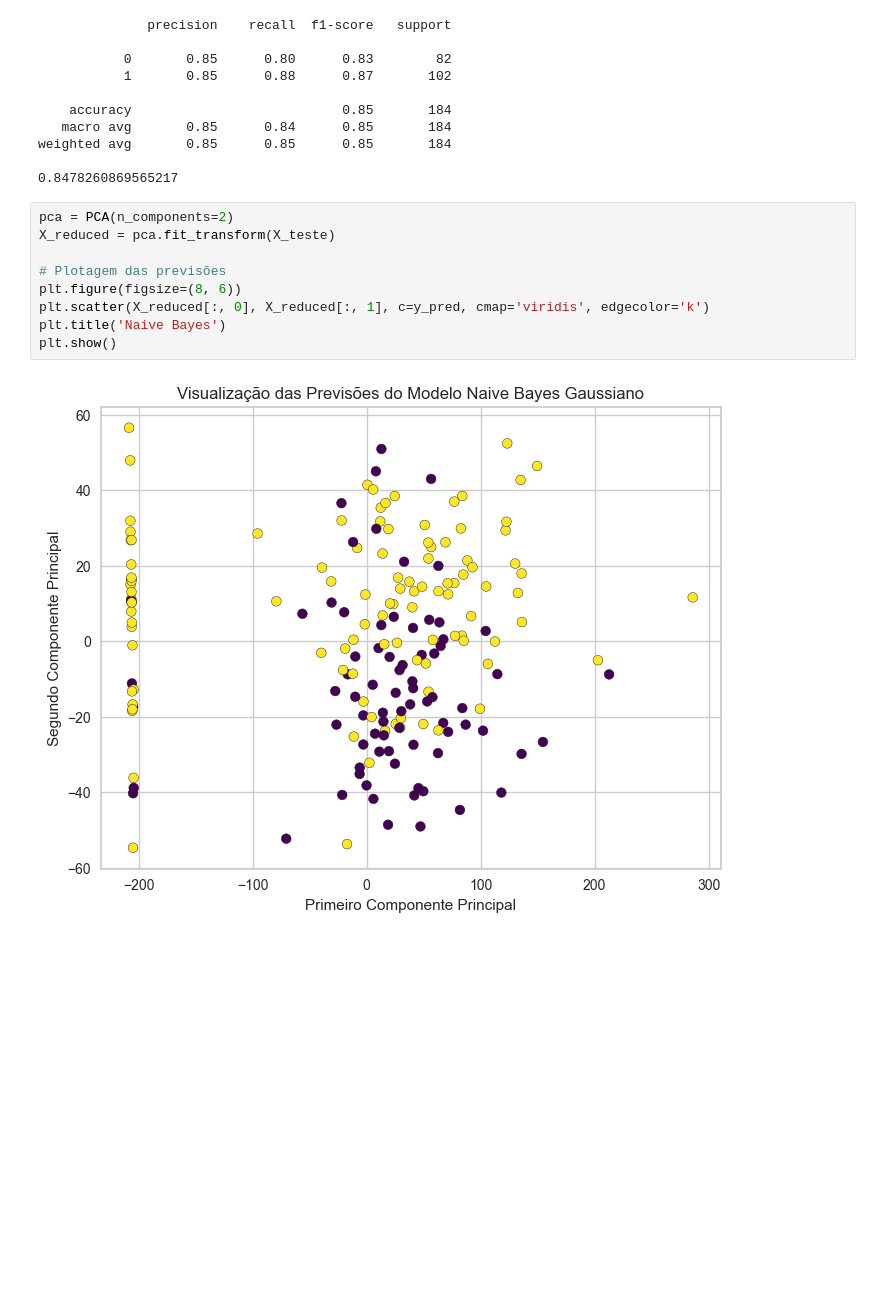
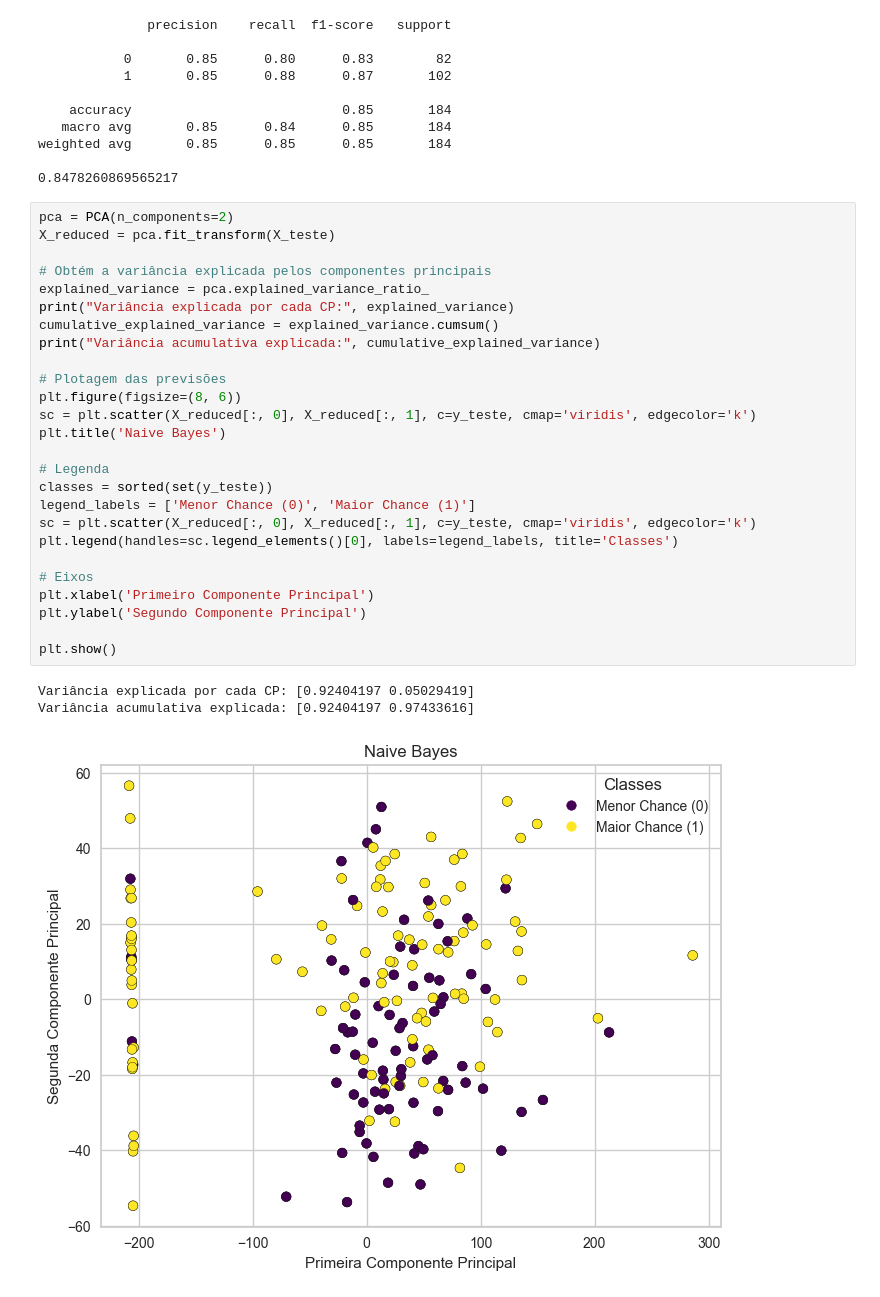
Before and after one commit to beatriz-fulgencio/tp-ia, a Jupyter notebook: arq1.ipynb, the cells around one changed output. Drawn from its saved outputs; the diff is of its cells as text; blank space fills up the shorter version.

```diff
--- a/arq1.ipynb
+++ b/arq1.ipynb
@@ -369,11 +368,30 @@ weighted avg       0.85      0.85      0.85       184
 # %%
 pca = PCA(n_components=2)
 X_reduced = pca.fit_transform(X_teste)
 
+# Obtém a variância explicada pelos componentes principais
+explained_variance = pca.explained_variance_ratio_
+print("Variância explicada por cada CP:", explained_variance)
+cumulative_explained_variance = explained_variance.cumsum()
+print("Variância acumulativa explicada:", cumulative_explained_variance)
+
 # Plotagem das previsões
 plt.figure(figsize=(8, 6))
-plt.scatter(X_reduced[:, 0], X_reduced[:, 1], c=y_pred, cmap='viridis', edgecolor='k')
+sc = plt.scatter(X_reduced[:, 0], X_reduced[:, 1], c=y_teste, cmap='viridis', edgecolor='k')
 plt.title('Naive Bayes')
+
+# Legenda
+classes = sorted(set(y_teste))
+legend_labels = ['Menor Chance (0)', 'Maior Chance (1)']
+sc = plt.scatter(X_reduced[:, 0], X_reduced[:, 1], c=y_teste, cmap='viridis', edgecolor='k')
+plt.legend(handles=sc.legend_elements()[0], labels=legend_labels, title='Classes')
+
+# Eixos
+plt.xlabel('Primeiro Componente Principal')
+plt.ylabel('Segundo Componente Principal')
+
 plt.show()
 # %% [output]
+Variância explicada por cada CP: [0.92404197 0.05029419]
+Variância acumulativa explicada: [0.92404197 0.97433616]
-[figure, old version]
+[figure, new version]
```
Also changed, not shown: parts of 5 cells of this notebook.
